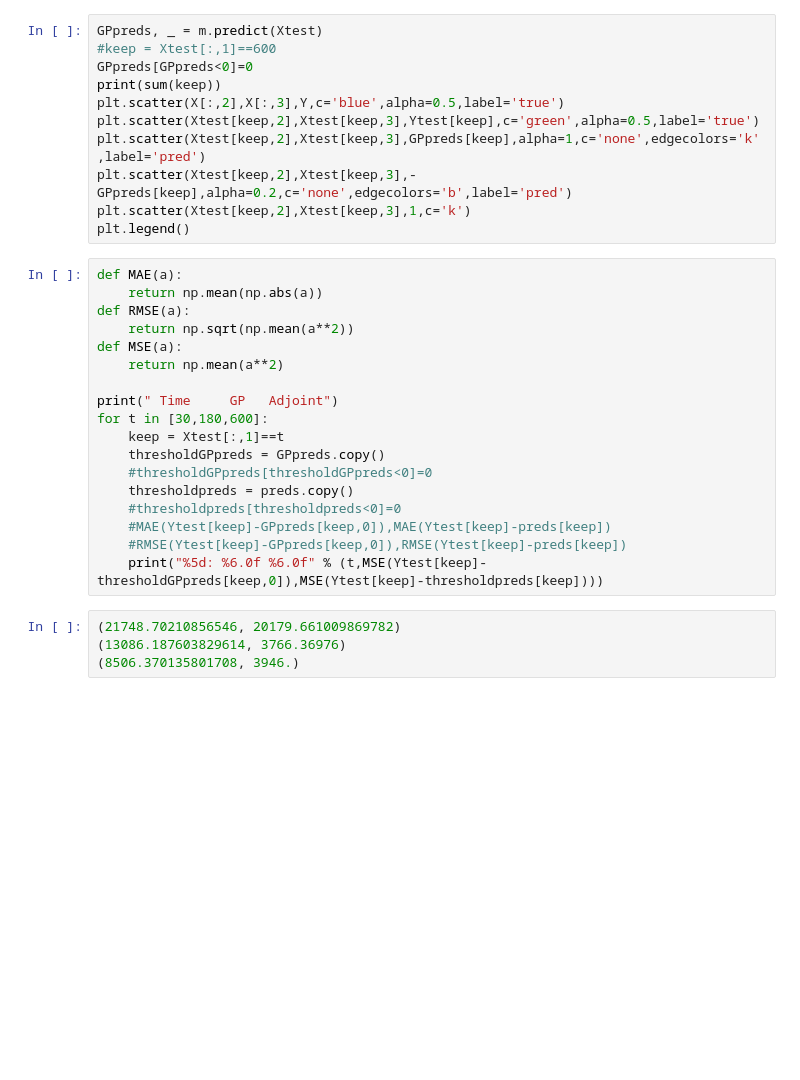
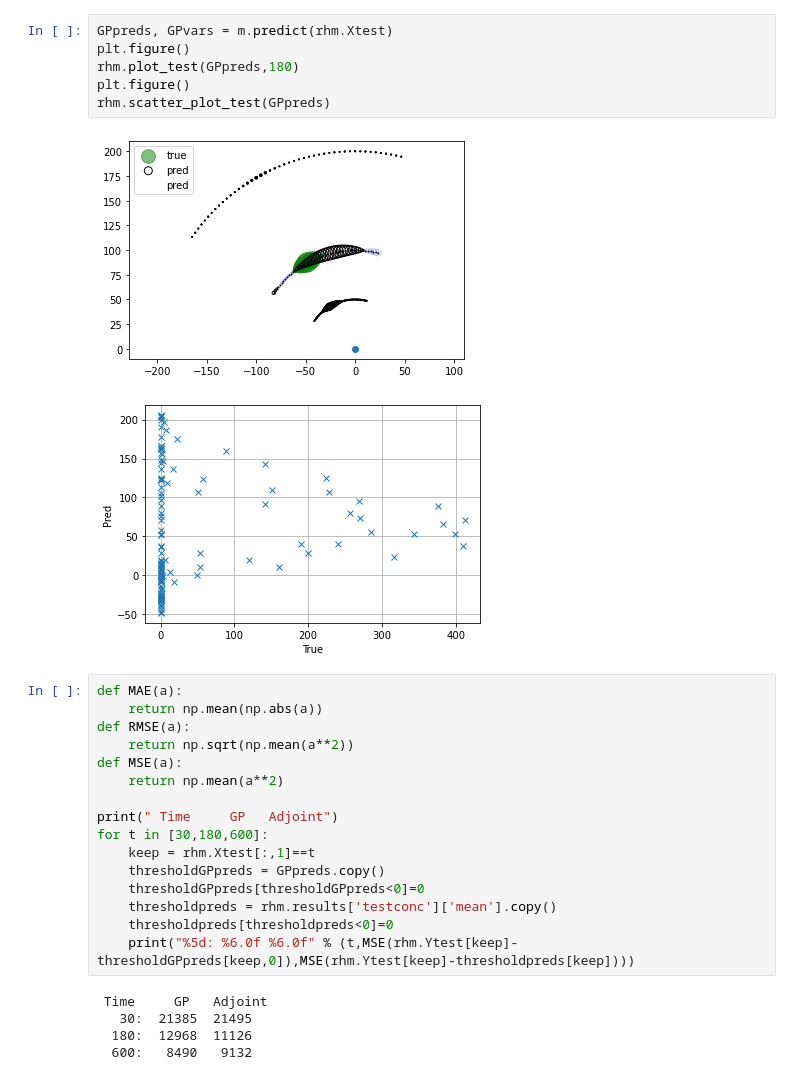
Before and after one commit to SheffieldML/advectionGPdatasets, a Jupyter notebook: juypter/Round Hill 2 example XVAL.ipynb, the cells around one changed output. Saved outputs shown, nothing was run; the diff lists cells and outputs as text; blank space fills up the shorter version.

```diff
--- a/juypter/Round Hill 2 example XVAL.ipynb
+++ b/juypter/Round Hill 2 example XVAL.ipynb
@@ -103,14 +38,12 @@ m.kern.lengthscale
-# %%
-GPpreds, _ = m.predict(Xtest)
-#keep = Xtest[:,1]==600
-GPpreds[GPpreds<0]=0
-print(sum(keep))
-plt.scatter(X[:,2],X[:,3],Y,c='blue',alpha=0.5,label='true')
-plt.scatter(Xtest[keep,2],Xtest[keep,3],Ytest[keep],c='green',alpha=0.5,label='true')
-plt.scatter(Xtest[keep,2],Xtest[keep,3],GPpreds[keep],alpha=1,c='none',edgecolors='k',label='pred')
-plt.scatter(Xtest[keep,2],Xtest[keep,3],-GPpreds[keep],alpha=0.2,c='none',edgecolors='b',label='pred')
-plt.scatter(Xtest[keep,2],Xtest[keep,3],1,c='k')
-plt.legend()
+# %%
+GPpreds, GPvars = m.predict(rhm.Xtest)
+plt.figure()
+rhm.plot_test(GPpreds,180)
+plt.figure()
+rhm.scatter_plot_test(GPpreds)
+# %% [output]
+[figure, added]
+[figure, added]
 # %%
 def MAE(a):
     return np.mean(np.abs(a))
@@ -121,15 +54,14 @@ def MSE(a):
 
 print(" Time     GP   Adjoint")
 for t in [30,180,600]:
-    keep = Xtest[:,1]==t
+    keep = rhm.Xtest[:,1]==t
     thresholdGPpreds = GPpreds.copy()
-    #thresholdGPpreds[thresholdGPpreds<0]=0
-    thresholdpreds = preds.copy()
-    #thresholdpreds[thresholdpreds<0]=0
-    #MAE(Ytest[keep]-GPpreds[keep,0]),MAE(Ytest[keep]-preds[keep])
-    #RMSE(Ytest[keep]-GPpreds[keep,0]),RMSE(Ytest[keep]-preds[keep])
-    print("%5d: %6.0f %6.0f" % (t,MSE(Ytest[keep]-thresholdGPpreds[keep,0]),MSE(Ytest[keep]-thresholdpreds[keep])))
+    thresholdGPpreds[thresholdGPpreds<0]=0
+    thresholdpreds = rhm.results['testconc']['mean'].copy()
+    thresholdpreds[thresholdpreds<0]=0
+    print("%5d: %6.0f %6.0f" % (t,MSE(rhm.Ytest[keep]-thresholdGPpreds[keep,0]),MSE(rhm.Ytest[keep]-thresholdpreds[keep])))
+# %% [output]
+ Time     GP   Adjoint
+   30:  21385  21495
+  180:  12968  11126
+  600:   8490   9132
-# %%
-(21748.70210856546, 20179.661009869782)
-(13086.187603829614, 3766.36976)
-(8506.370135801708, 3946.)
```
Also changed, not shown: parts of 10 cells of this notebook, 3 other files.
